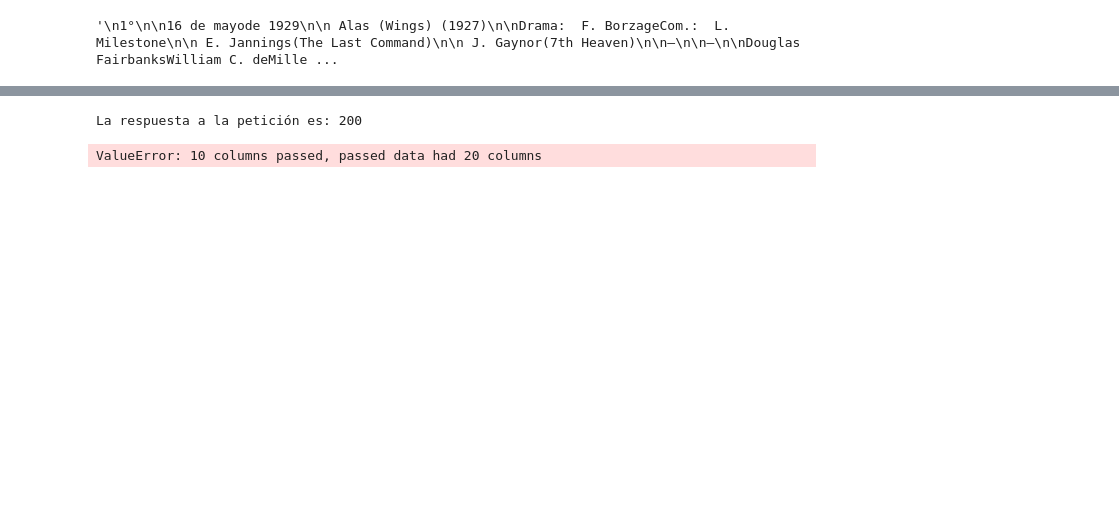
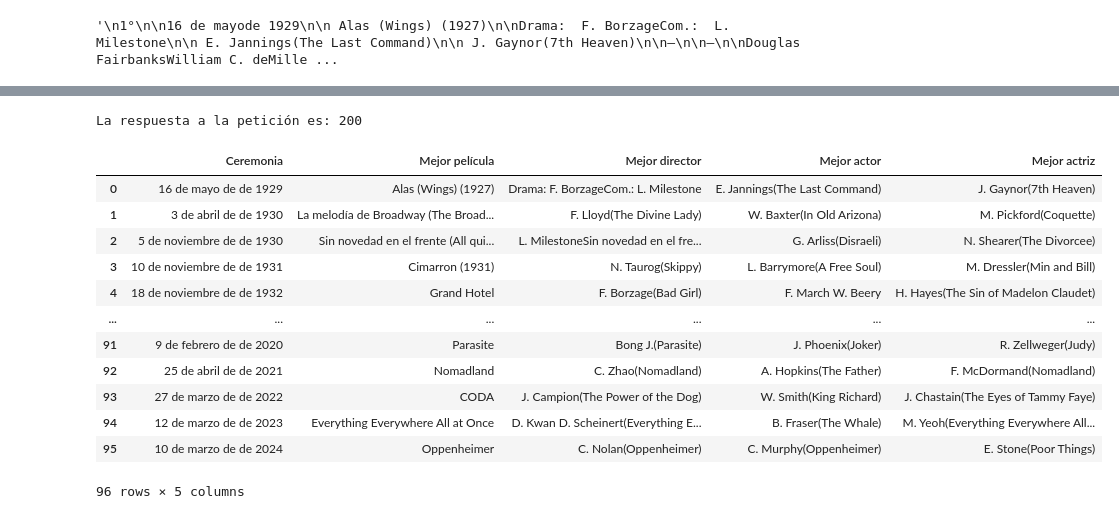
Before and after one commit to fernandaMarti/Proyecto-da-promo-H-modulo-2-team1-cine_freaks, a Jupyter notebook: Fase-4_Pte.ipynb, the cells around one changed output, grey strips where cells are left out. Saved outputs shown, nothing was run; the diff lists cells and outputs as text; code cells hidden in the pictures; blank space fills up the shorter version.

```diff
--- a/Fase-4_Pte.ipynb
+++ b/Fase-4_Pte.ipynb
@@ -182,0 +135,5 @@ def datos_oscars(url):
+# %%
+#eliminamos los índices que no queremos
+for fila in resultados_filas:
+    fila[:] = fila[1:6]
+print(resultados_filas[0])
@@ -182,0 +142,4 @@ def datos_oscars(url):
+# %%
+#pasamos las listas de filas a tuplas de filas
+resultados_filas_tuplas=[tuple(i) for i in resultados_filas]
+resultados_filas_tuplas[0]
@@ -182,0 +157,8 @@ def datos_oscars(url):
+# %%
+#separamos los meses de la preposición 'de'
+resultados_filas_tuplas
+patron = r'(\d{1,2} de \w+)(de\s\d{4})'
+lista_actualizada = [(tuple(re.sub(patron, r'\1 de \2', cadena) for cadena in tupla)) for tupla in resultados_filas_tuplas]
+
+for tupla in lista_actualizada:
+    print(tupla)
@@ -183,7 +222,3 @@ def datos_oscars(url):
 # %%
+#esta es la url de los oscars
 url_oscars='https://es.wikipedia.org/wiki/Premios_%C3%93scar'
-df_oscars=datos_oscars(url_oscars)
-df_oscars
-# %% [output]
-La respuesta a la petición es: 200
-ValueError: 10 columns passed, passed data had 20 columns
@@ -197,0 +225,24 @@ ValueError: 10 columns passed, passed data had 20 columns
+# %%
+#llamamos a la función
+heads_oscars, lista_filas_final = datos_oscars(url_oscars)
+# %% [output]
+La respuesta a la petición es: 200
+# %%
+#creamos DataFrame del resultado
+df_oscars=pd.DataFrame(lista_filas_final)
+df_oscars.columns=heads_oscars
+df_oscars
+# %% [output]
+|  | Ceremonia | Mejor película | Mejor director | Mejor actor | Mejor actriz |
+| 0 | 16 de mayo de de 1929 | Alas (Wings) (1927) | Drama: F. BorzageCom.: L. Milestone | E. Jannings(The Last Command) | J. Gaynor(7th Heaven) |
+| 1 | 3 de abril de de 1930 | La melodía de Broadway (The Broad... | F. Lloyd(The Divine Lady) | W. Baxter(In Old Arizona) | M. Pickford(Coquette) |
+| 2 | 5 de noviembre de de 1930 | Sin novedad en el frente (All qui... | L. MilestoneSin novedad en el fre... | G. Arliss(Disraeli) | N. Shearer(The Divorcee) |
+| 3 | 10 de noviembre de de 1931 | Cimarron (1931) | N. Taurog(Skippy) | L. Barrymore(A Free Soul) | M. Dressler(Min and Bill) |
+| 4 | 18 de noviembre de de 1932 | Grand Hotel | F. Borzage(Bad Girl) | F. March W. Beery | H. Hayes(The Sin of Madelon Claudet) |
+| ... | ... | ... | ... | ... | ... |
+| 91 | 9 de febrero de de 2020 | Parasite | Bong J.(Parasite) | J. Phoenix(Joker) | R. Zellweger(Judy) |
+| 92 | 25 de abril de de 2021 | Nomadland | C. Zhao(Nomadland) | A. Hopkins(The Father) | F. McDormand(Nomadland) |
+| 93 | 27 de marzo de de 2022 | CODA | J. Campion(The Power of the Dog) | W. Smith(King Richard) | J. Chastain(The Eyes of Tammy Faye) |
+| 94 | 12 de marzo de de 2023 | Everything Everywhere All at Once | D. Kwan D. Scheinert(Everything E... | B. Fraser(The Whale) | M. Yeoh(Everything Everywhere All... |
+| 95 | 10 de marzo de de 2024 | Oppenheimer | C. Nolan(Oppenheimer) | C. Murphy(Oppenheimer) | E. Stone(Poor Things) |
+96 rows × 5 columns
```
Also changed, not shown: parts of 18 cells of this notebook.
